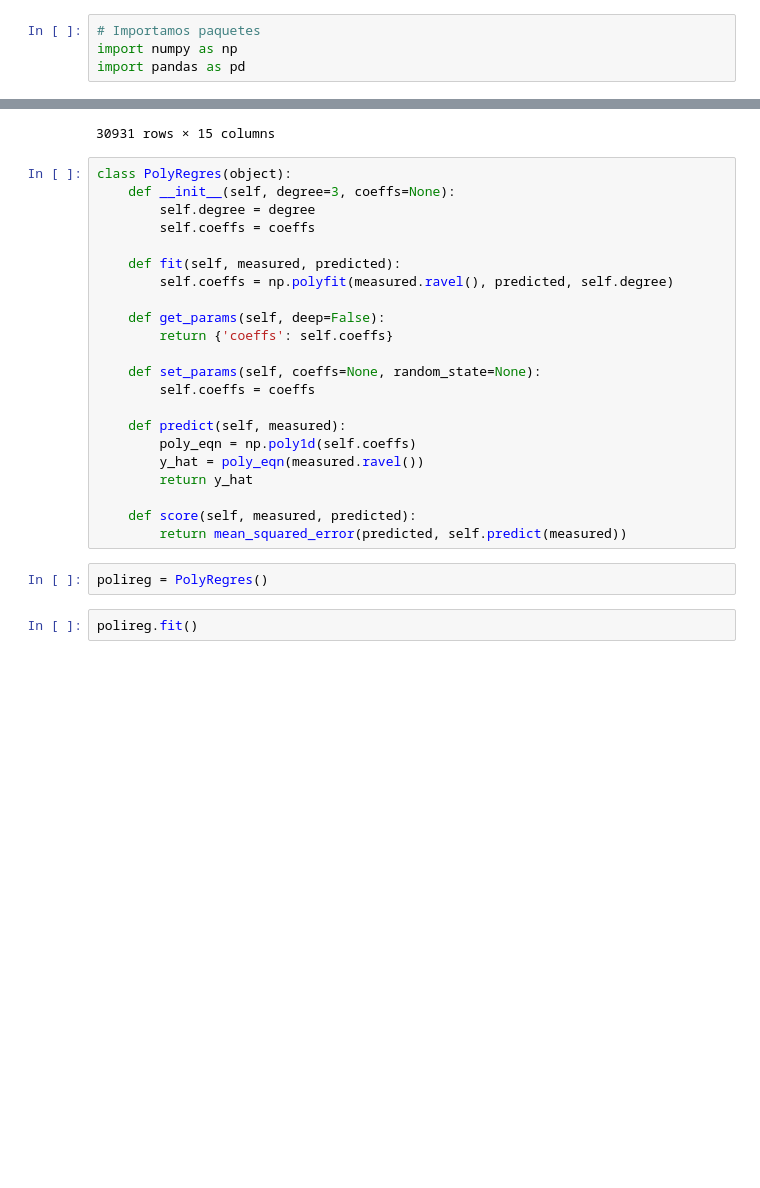
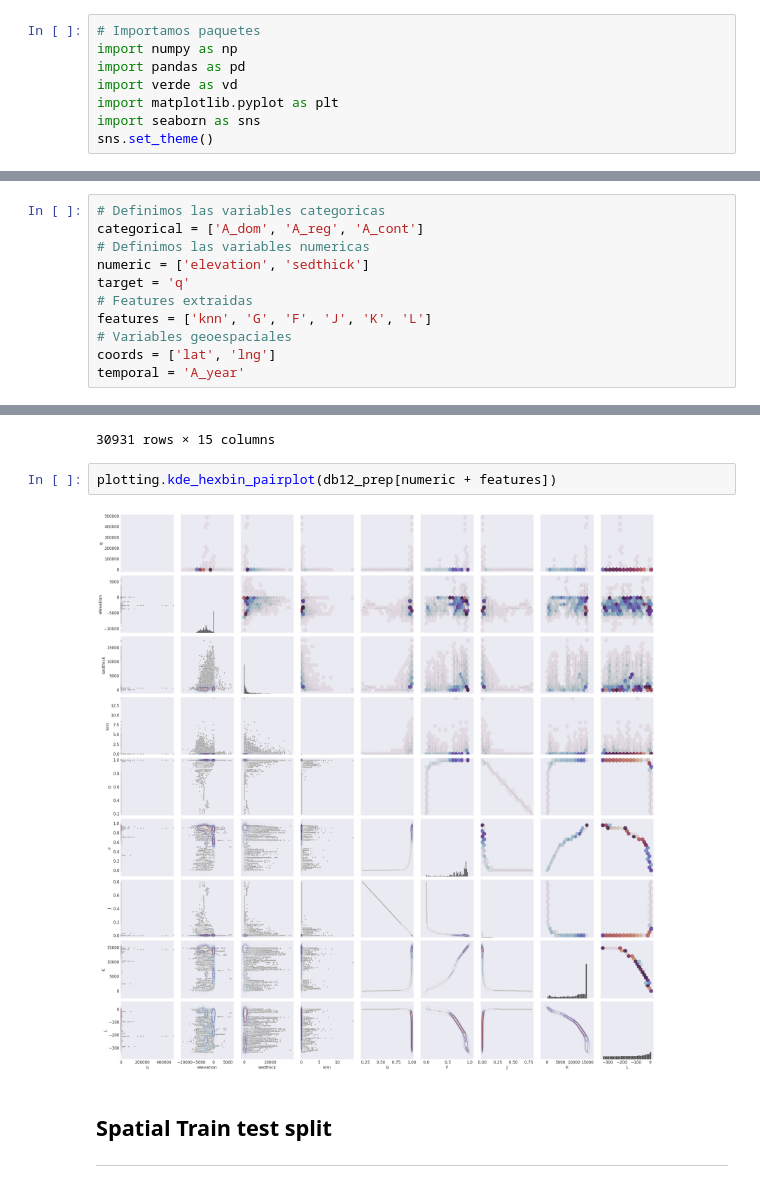
Before and after one commit to gacuervol/tdsp_template, a Jupyter notebook: scripts/training/modelling.ipynb, the cells around one changed output, grey strips where cells are left out. Drawn from its saved outputs; the diff is of its cells as text; blank space fills up the shorter version.

```diff
--- a/scripts/training/modelling.ipynb
+++ b/scripts/training/modelling.ipynb
@@ -5,6 +5,10 @@
 # Importamos paquetes
 import numpy as np
 import pandas as pd
+import verde as vd
+import matplotlib.pyplot as plt
+import seaborn as sns
+sns.set_theme()
 # %%
 import sys
 sys.path.append('/home/mofoko/Documents/Metodologias/tdsp_template/src')
@@ -20,3 +32,14 @@ importlib.reload(data_loader)
+# %%
+# Definimos las variables categoricas
+categorical = ['A_dom', 'A_reg', 'A_cont']
+# Definimos las variables numericas
+numeric = ['elevation', 'sedthick']
+target = 'q'
+# Features extraidas
+features = ['knn', 'G', 'F', 'J', 'K', 'L']
+# Variables geoespaciales
+coords = ['lat', 'lng']
+temporal = 'A_year'
 # %%
 db12_prep = data_loader.load_data_feat()
 db12_prep
@@ -34,29 +57,10 @@ db12_prep
 | 30929 | 54.0 | 24.9600 | 122.7000 | -1462.0 | marine | East China Sea | Eurasian Plate - Asia | 2019 | 2009.021484 | 0.0200 | 1.000000 | ... |
 | 30930 | 256.0 | 24.9800 | 122.7000 | -1475.0 | marine | East China Sea | Eurasian Plate - Asia | 2019 | 2009.021484 | 0.0200 | 1.000000 | ... |
 30931 rows × 15 columns
-# %%
-class PolyRegres(object):
-    def __init__(self, degree=3, coeffs=None):
-        self.degree = degree
-        self.coeffs = coeffs
-
-    def fit(self, measured, predicted):
-        self.coeffs = np.polyfit(measured.ravel(), predicted, self.degree)
-
-    def get_params(self, deep=False):
-        return {'coeffs': self.coeffs}
-
-    def set_params(self, coeffs=None, random_state=None):
-        self.coeffs = coeffs
-
-    def predict(self, measured):
-        poly_eqn = np.poly1d(self.coeffs)
-        y_hat = poly_eqn(measured.ravel())
-        return y_hat
-
-    def score(self, measured, predicted):
-        return mean_squared_error(predicted, self.predict(measured))
-# %%
-polireg = PolyRegres()
-# %%
-polireg.fit()
+# %%
+plotting.kde_hexbin_pairplot(db12_prep[numeric + features])
+# %% [output]
+[figure, added]
+# %% [markdown]
+## Spatial Train test split
+---
```
Also changed, not shown: parts of 21 cells of this notebook, 1 other file.
